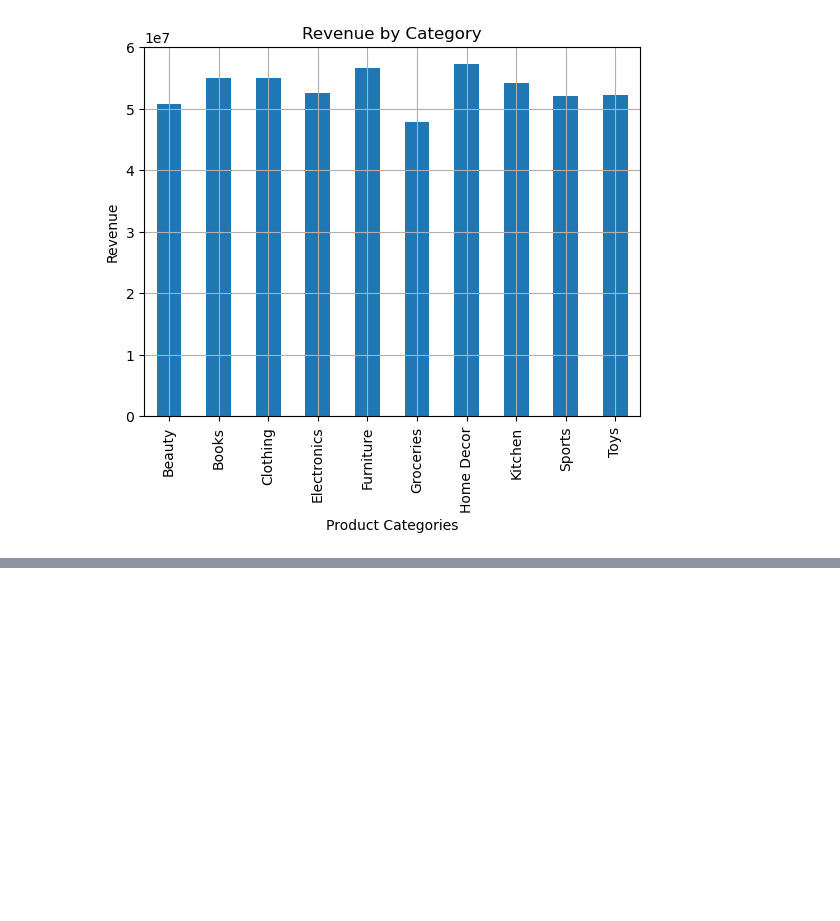
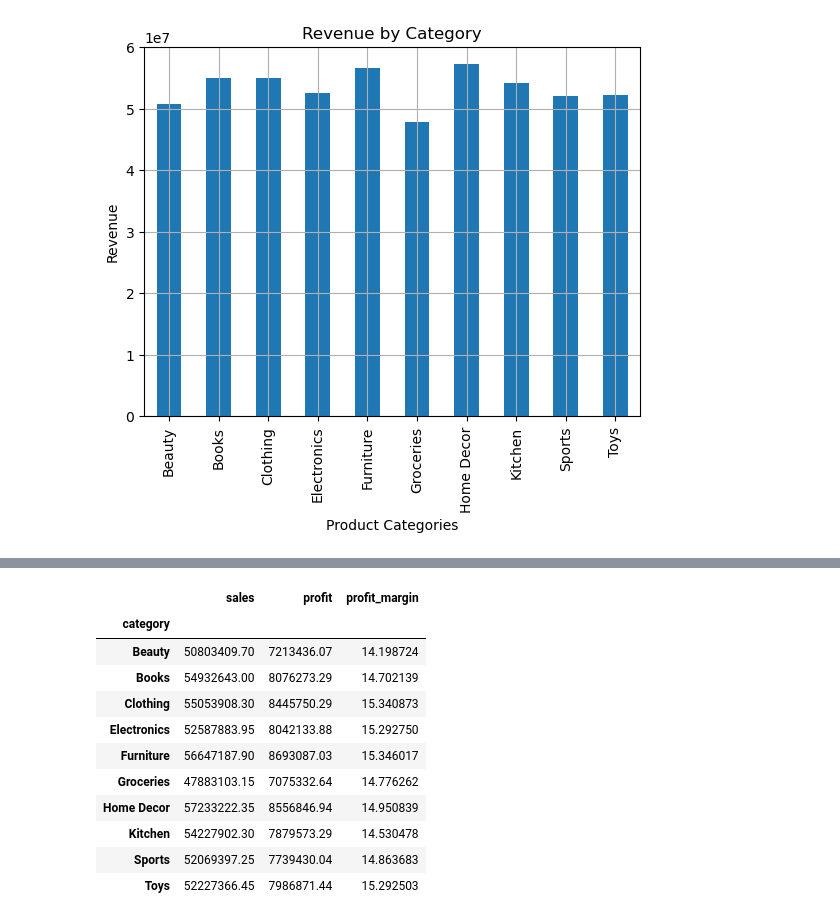
Before and after one commit to premjaiswal0117/ecommerce-data-analytics-ml, a Jupyter notebook: notebooks/eda.ipynb, the cells around one changed output, grey strips where cells are left out. Cells and saved outputs as stored; diff of their text form; code cells hidden in the pictures; blank space fills up the shorter version.

```diff
--- a/notebooks/eda.ipynb
+++ b/notebooks/eda.ipynb
@@ -250,0 +294,3 @@ plt.grid(True)
+# %%
+category_summary = df.groupby("category")[["sales", "profit"]].sum()
+category_summary
@@ -250,0 +310,19 @@ plt.grid(True)
+# %%
+category_summary['profit_margin'] = (
+    category_summary['profit'] / category_summary['sales']
+) * 100
+# %%
+category_summary
+# %% [output]
+|  | sales | profit | profit_margin |
+| category |  |  |  |
+| Beauty | 50803409.70 | 7213436.07 | 14.198724 |
+| Books | 54932643.00 | 8076273.29 | 14.702139 |
+| Clothing | 55053908.30 | 8445750.29 | 15.340873 |
+| Electronics | 52587883.95 | 8042133.88 | 15.292750 |
+| Furniture | 56647187.90 | 8693087.03 | 15.346017 |
+| Groceries | 47883103.15 | 7075332.64 | 14.776262 |
+| Home Decor | 57233222.35 | 8556846.94 | 14.950839 |
+| Kitchen | 54227902.30 | 7879573.29 | 14.530478 |
+| Sports | 52069397.25 | 7739430.04 | 14.863683 |
+| Toys | 52227366.45 | 7986871.44 | 15.292503 |
```
Also changed, not shown: parts of 57 cells of this notebook.
